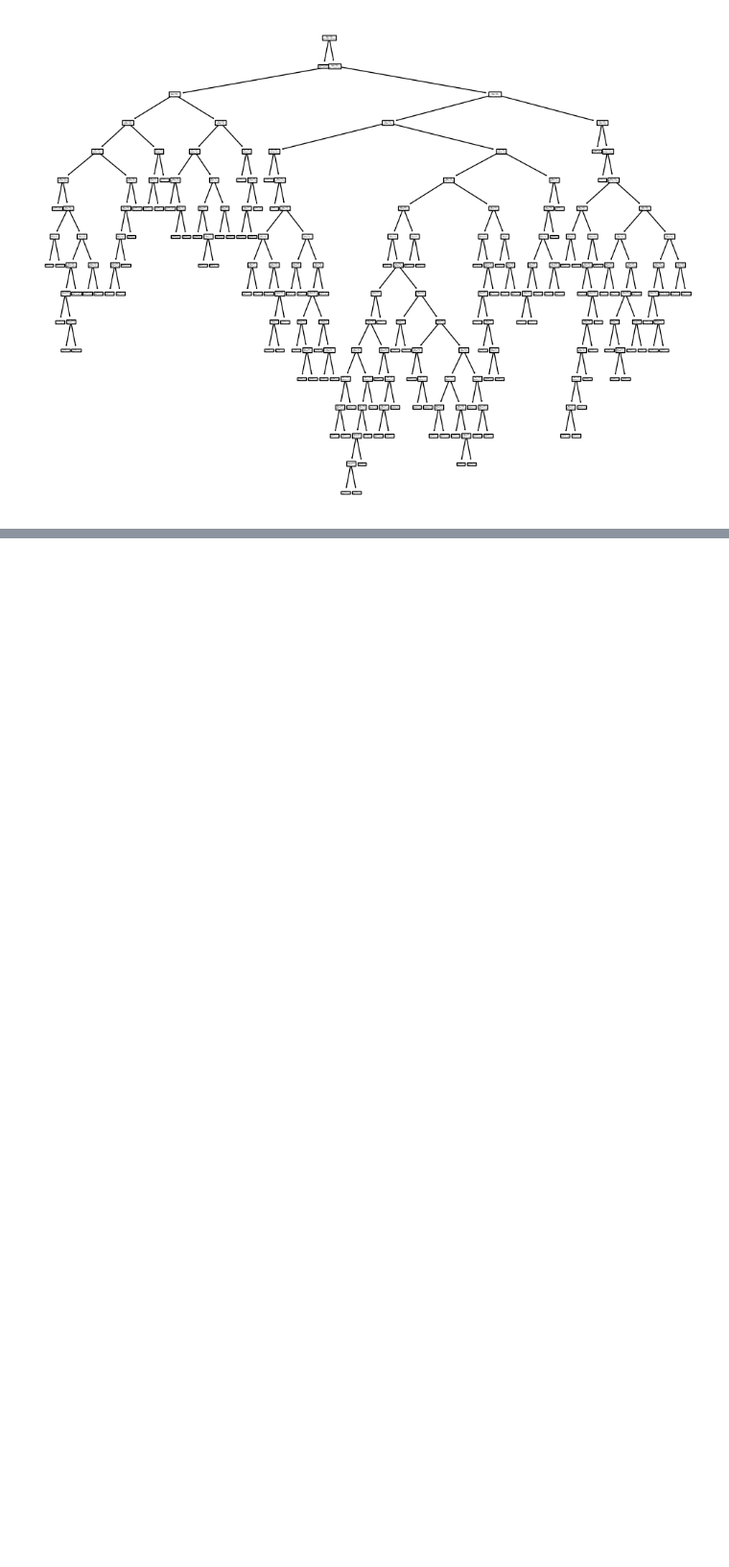
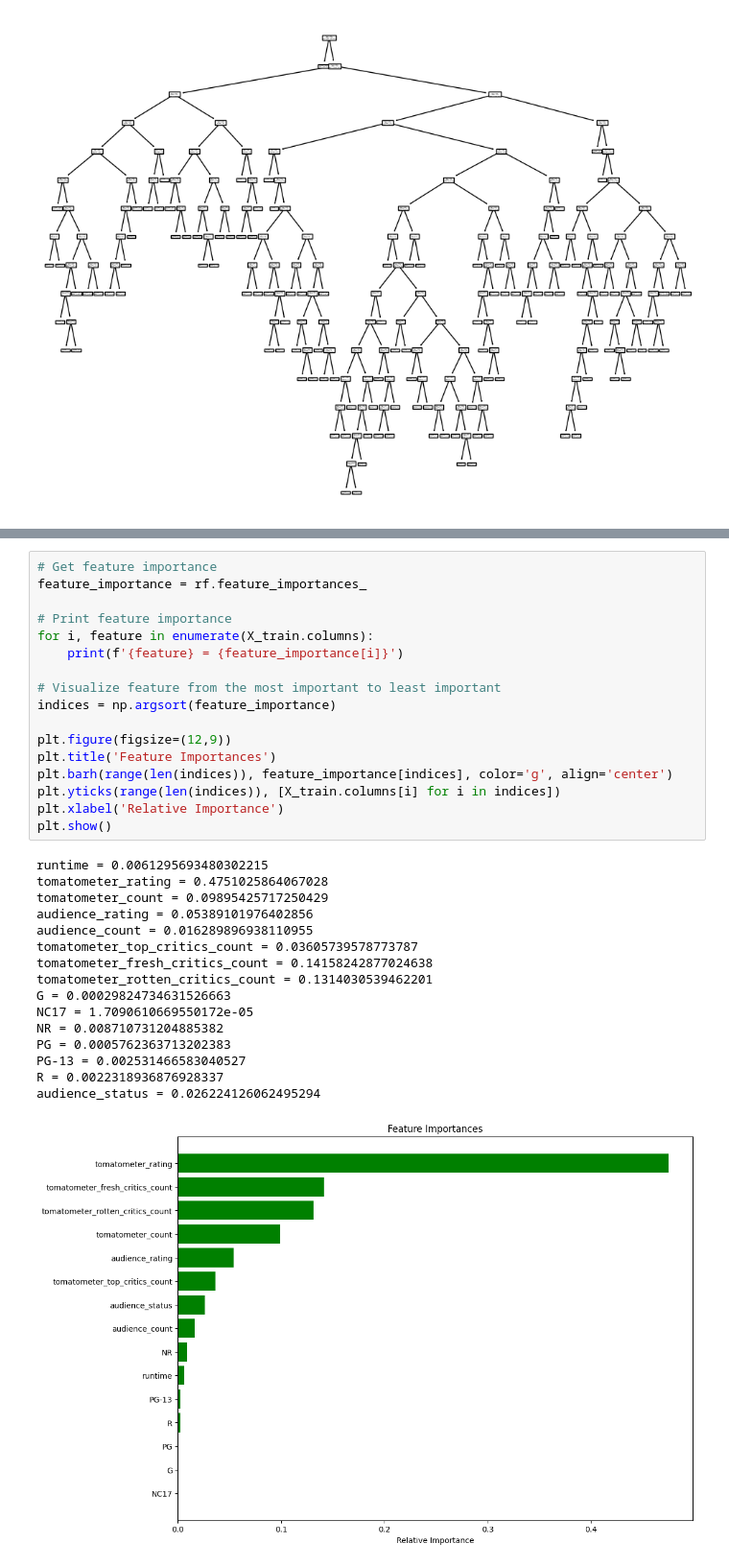
Before and after one commit to karthikvadlamani/rotten-tomatoes-movie-classification, a Jupyter notebook: rotten_tomatoes.ipynb, the cells around one changed output, grey strips where cells are left out. Shown at 96% size. Drawn from its saved outputs; the diff is of its cells as text; blank space fills up the shorter version.

```diff
--- a/rotten_tomatoes.ipynb
+++ b/rotten_tomatoes.ipynb
@@ -265,0 +301,34 @@ plt.show()
+# %%
+# Get feature importance
+feature_importance = rf.feature_importances_
+
+# Print feature importance
+for i, feature in enumerate(X_train.columns):
+    print(f'{feature} = {feature_importance[i]}')
+
+# Visualize feature from the most important to least important
+indices = np.argsort(feature_importance)
+
+plt.figure(figsize=(12,9))
+plt.title('Feature Importances')
+plt.barh(range(len(indices)), feature_importance[indices], color='g', align='center')
+plt.yticks(range(len(indices)), [X_train.columns[i] for i in indices])
+plt.xlabel('Relative Importance')
+plt.show()
+# %% [output]
+runtime = 0.0061295693480302215
+tomatometer_rating = 0.4751025864067028
+tomatometer_count = 0.09895425717250429
+audience_rating = 0.05389101976402856
+audience_count = 0.016289896938110955
+tomatometer_top_critics_count = 0.03605739578773787
+tomatometer_fresh_critics_count = 0.14158242877024638
+tomatometer_rotten_critics_count = 0.1314030539462201
+G = 0.00029824734631526663
+NC17 = 1.7090610669550172e-05
+NR = 0.008710731204885382
+PG = 0.0005762363713202383
+PG-13 = 0.002531466583040527
+R = 0.0022318936876928337
+audience_status = 0.026224126062495294
+[figure, added]
```
Also changed, not shown: parts of 9 cells of this notebook.
